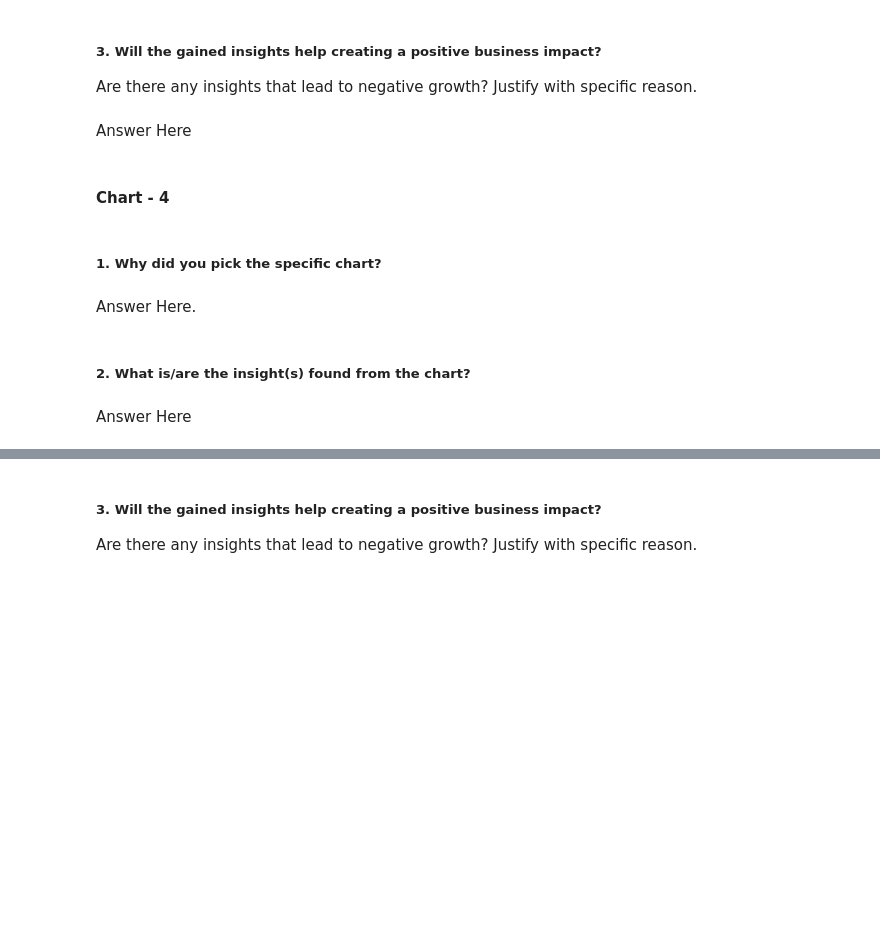
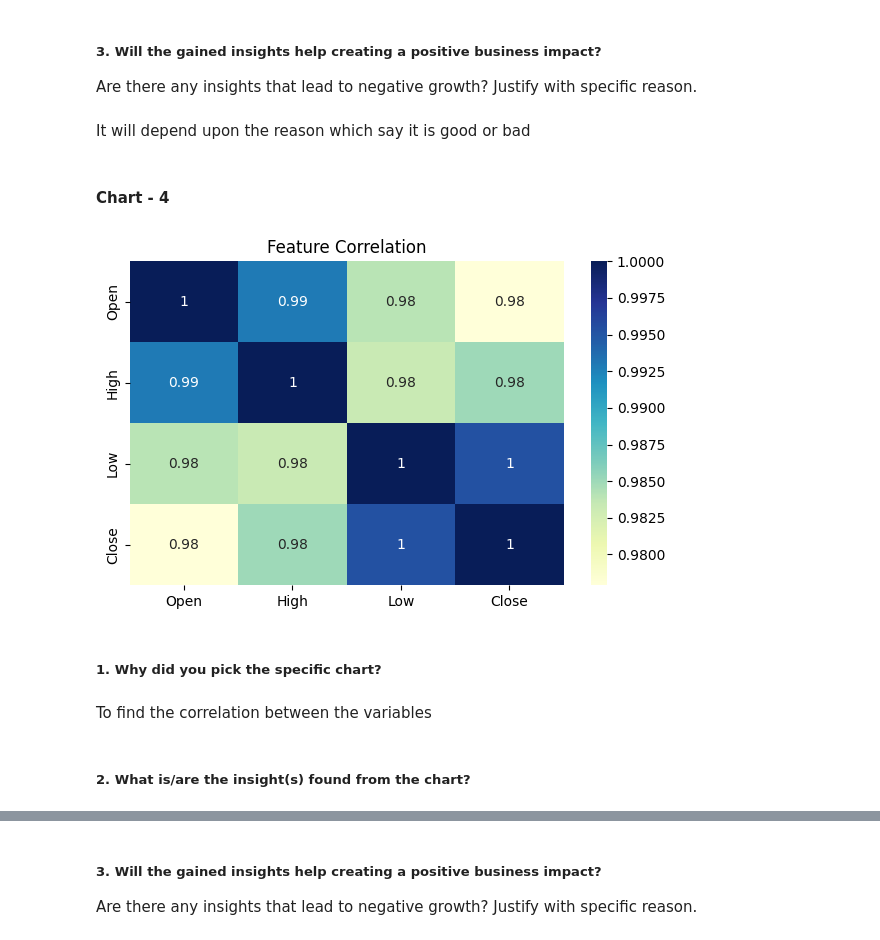
Before and after one commit to Josephvarghes/Yesbank-Stock-Predictor, a Jupyter notebook: yesbank-stock-predictor.ipynb, the cells around one changed output, grey strips where cells are left out. Drawn from its saved outputs; the diff is of its cells as text; code cells hidden in the pictures; blank space fills up the shorter version.

```diff
--- a/yesbank-stock-predictor.ipynb
+++ b/yesbank-stock-predictor.ipynb
@@ -376,7 +364,7 @@ Answer Here
 # %% [markdown]
 ##### 3. Will the gained insights help creating a positive business impact?
 Are there any insights that lead to negative growth? Justify with specific reason.
-# %% [markdown]
-Answer Here
+# %% [markdown]
+It will depend upon the reason which say it is good or bad
 # %% [markdown]
 #### Chart - 4
@@ -385,8 +371,16 @@ Answer Here
+# %%
+# 4. Correlation Heatmap
+import seaborn as sns
+plt.figure(figsize=(6, 4))
+sns.heatmap(df[['Open', 'High', 'Low', 'Close']].corr(), annot=True, cmap="YlGnBu")
+plt.title("Feature Correlation")
+plt.tight_layout()
+plt.show()
+# %% [output]
+[figure, added]
 # %% [markdown]
 ##### 1. Why did you pick the specific chart?
-# %% [markdown]
-Answer Here.
+# %% [markdown]
+To find the correlation between the variables
 # %% [markdown]
 ##### 2. What is/are the insight(s) found from the chart?
-# %% [markdown]
-Answer Here
```
Also changed, not shown: parts of 252 cells of this notebook.
